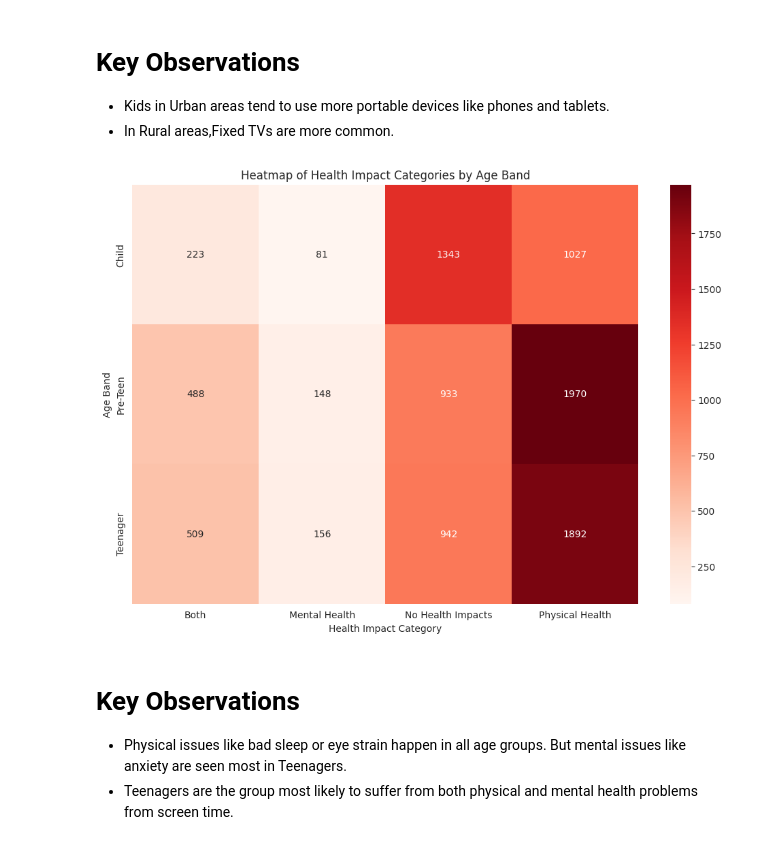
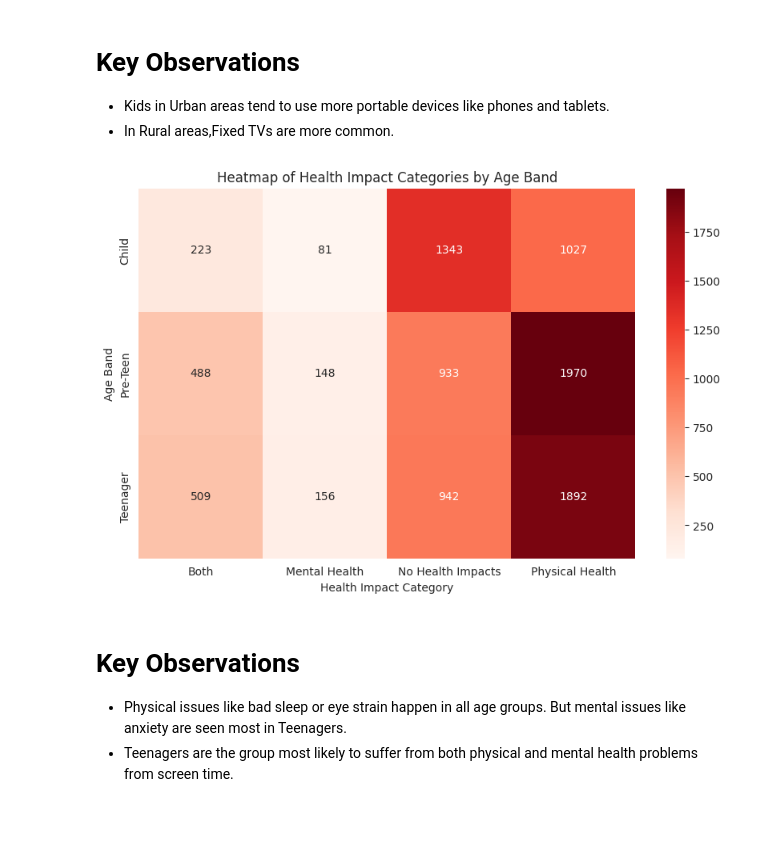
Before and after one commit to springboardmentor2468a-lab/Projects, a Jupyter notebook: Week_4.ipynb, the cells around one changed output. Drawn from its saved outputs; the diff is of its cells as text; code cells hidden in the pictures; blank space fills up the shorter version.

```diff
--- a/Week_4.ipynb
+++ b/Week_4.ipynb
@@ -54,14 +54,14 @@ plt.show()
 # %%
 # Heatmap: Health Impacts by Age Band
 age_health_crosstab = pd.crosstab(df['Age_Band'], df['Health_Impact_Category'])
-plt.figure(figsize=(12, 8))
+plt.figure(figsize=(10, 6))
 sns.heatmap(age_health_crosstab, annot=True, cmap='Reds', fmt='g')
 plt.title('Heatmap of Health Impact Categories by Age Band')
 plt.ylabel('Age Band')
 plt.xlabel('Health Impact Category')
 plt.show()
 # %% [output]
-[figure, old version]
+[figure, new version]
 # %% [markdown]
 # **Key Observations**
 * Physical issues like bad sleep or eye strain happen in all age groups. But mental issues like anxiety are seen most in Teenagers.
```
Also changed, not shown: parts of 13 cells of this notebook.
